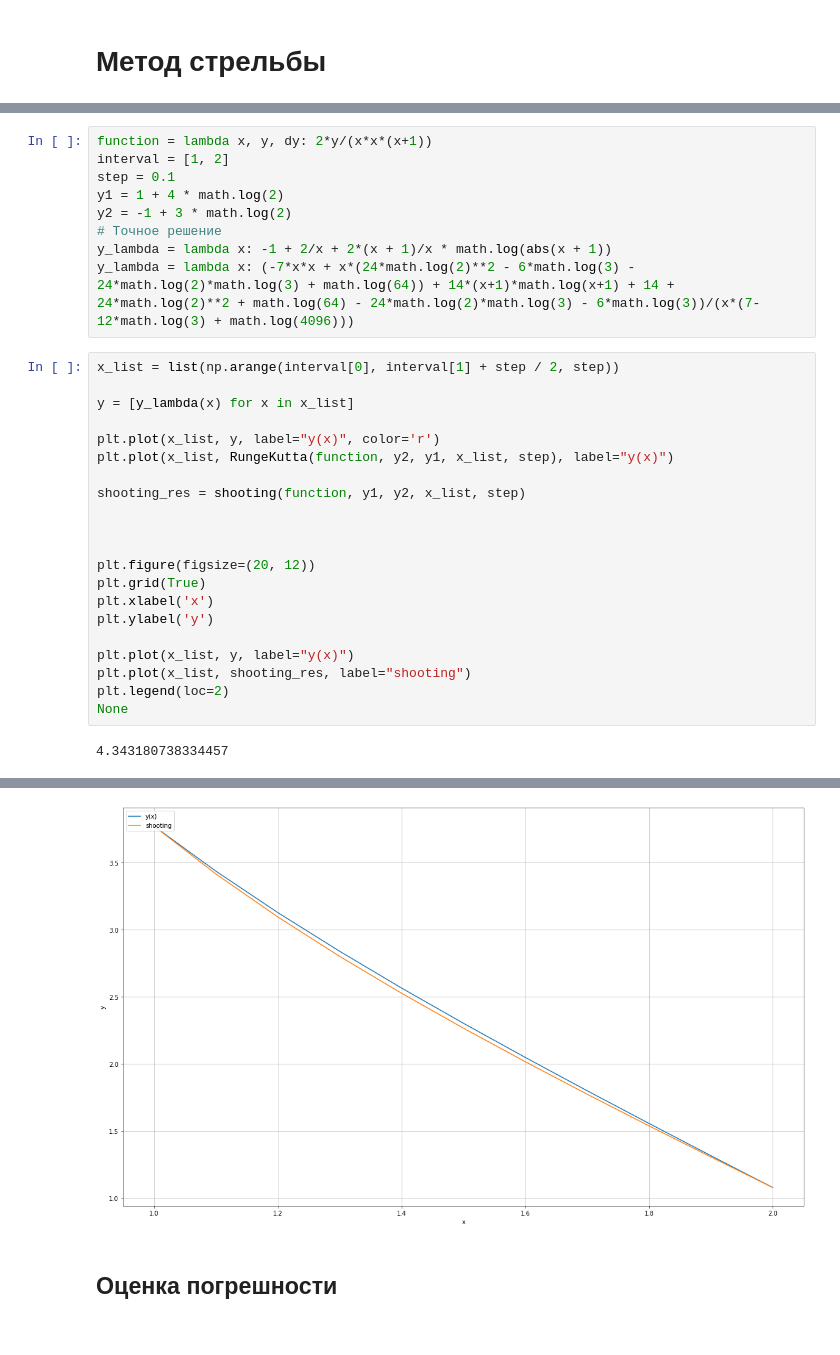
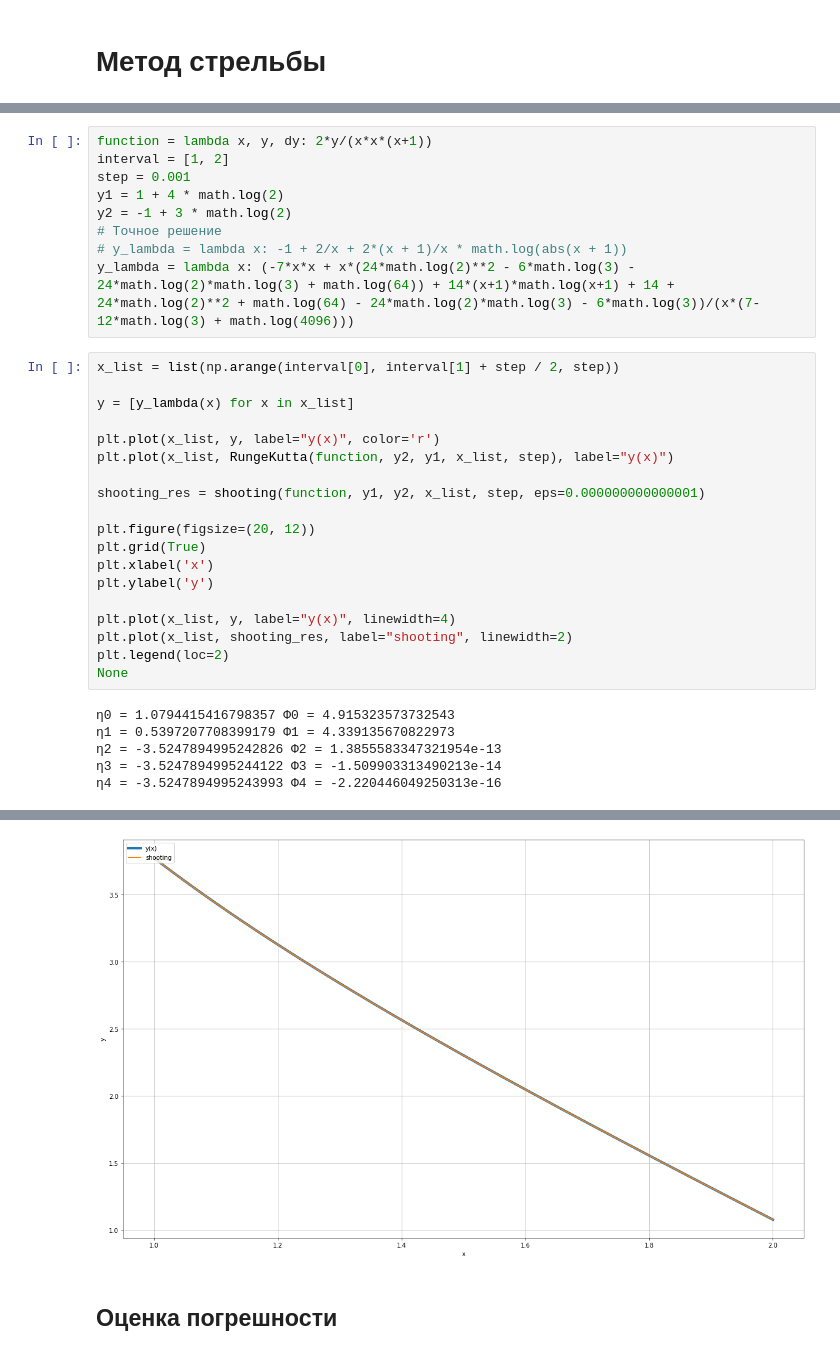
Before and after one commit to egordionok/NumericalMethods, a Jupyter notebook: Lab4/Lab4.2.ipynb, the cells around one changed output, grey strips where cells are left out. Drawn from its saved outputs; the diff is of its cells as text.

```diff
--- a/Lab4/Lab4.2.ipynb
+++ b/Lab4/Lab4.2.ipynb
@@ -56,37 +59,39 @@ def shooting(ddy, y1, y2, x, h, eps=0.0001):
 # %%
 function = lambda x, y, dy: 2*y/(x*x*(x+1))
 interval = [1, 2]
-step = 0.1
+step = 0.001
 y1 = 1 + 4 * math.log(2)
 y2 = -1 + 3 * math.log(2)
 # Точное решение
-y_lambda = lambda x: -1 + 2/x + 2*(x + 1)/x * math.log(abs(x + 1))
+# y_lambda = lambda x: -1 + 2/x + 2*(x + 1)/x * math.log(abs(x + 1))
 y_lambda = lambda x: (-7*x*x + x*(24*math.log(2)**2 - 6*math.log(3) - 24*math.log(2)*math.log(3) + math.log(64)) + 14*(x+1)*math.log(x+1) + 14 + 24*math.log(2)**2 + math.log(64) - 24*math.log(2)*math.log(3) - 6*math.log(3))/(x*(7-12*math.log(3) + math.log(4096)))
 # %%
 x_list = list(np.arange(interval[0], interval[1] + step / 2, step))
 
 y = [y_lambda(x) for x in x_list]
 
 plt.plot(x_list, y, label="y(x)", color='r')
 plt.plot(x_list, RungeKutta(function, y2, y1, x_list, step), label="y(x)")
 
-shooting_res = shooting(function, y1, y2, x_list, step)
-
-
+shooting_res = shooting(function, y1, y2, x_list, step, eps=0.000000000000001)
 
 plt.figure(figsize=(20, 12))
 plt.grid(True)
 plt.xlabel('x')
 plt.ylabel('y')
 
-plt.plot(x_list, y, label="y(x)")
-plt.plot(x_list, shooting_res, label="shooting")
+plt.plot(x_list, y, label="y(x)", linewidth=4)
+plt.plot(x_list, shooting_res, label="shooting", linewidth=2)
 plt.legend(loc=2)
 None
 # %% [output]
-4.343180738334457
+η0 = 1.0794415416798357 Φ0 = 4.915323573732543
+η1 = 0.5397207708399179 Φ1 = 4.339135670822973
+η2 = -3.5247894995242826 Φ2 = 1.3855583347321954e-13
+η3 = -3.5247894995244122 Φ3 = -1.509903313490213e-14
+η4 = -3.5247894995243993 Φ4 = -2.220446049250313e-16
 [figure]
-[figure, old version]
+[figure, new version]
 # %% [markdown]
 ## Оценка погрешности
 # %%
```
Also changed, not shown: parts of 5 cells of this notebook, 3 other files.
